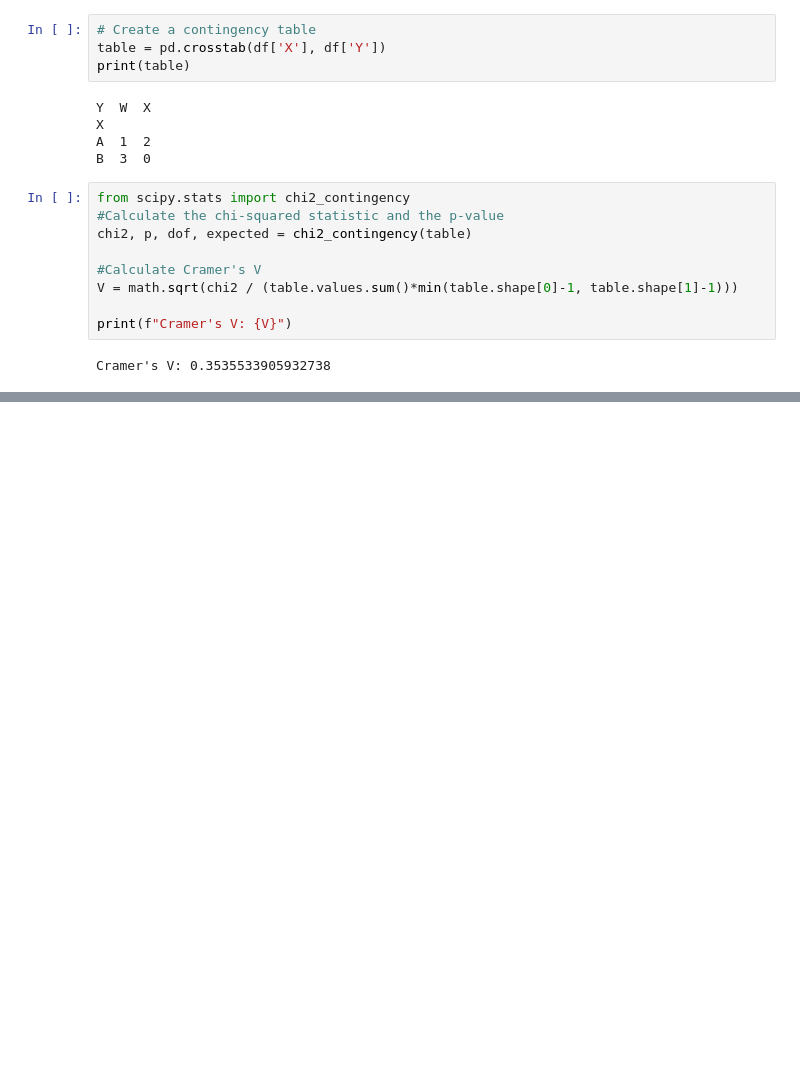
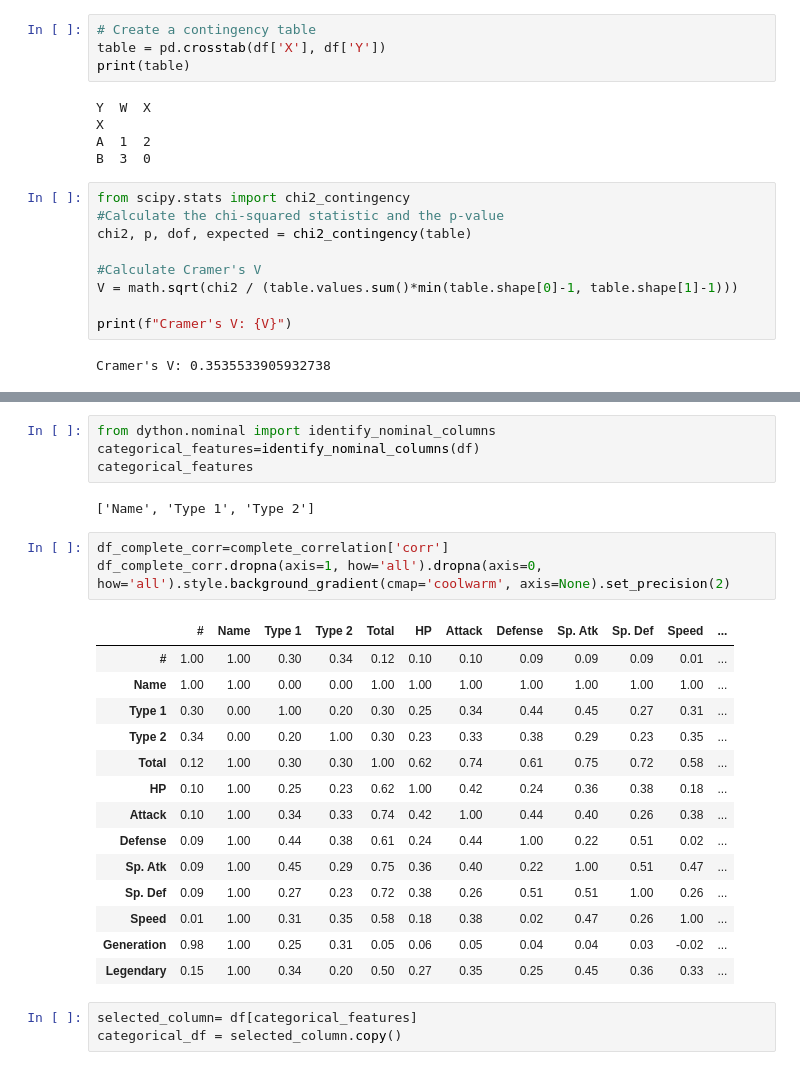
Before and after one commit to gsdavis1959/Python, a Jupyter notebook: BasicStatistics.ipynb, the cells around one changed output, grey strips where cells are left out. Cells and saved outputs as stored; diff of their text form; blank space fills up the shorter version.

```diff
--- a/BasicStatistics.ipynb
+++ b/BasicStatistics.ipynb
@@ -178,0 +214,27 @@ Cramer's V: 0.3535533905932738
+# %%
+from dython.nominal import identify_nominal_columns
+categorical_features=identify_nominal_columns(df)
+categorical_features
+# %% [output]
+['Name', 'Type 1', 'Type 2']
+# %%
+df_complete_corr=complete_correlation['corr']
+df_complete_corr.dropna(axis=1, how='all').dropna(axis=0, how='all').style.background_gradient(cmap='coolwarm', axis=None).set_precision(2)
+# %% [output]
+|  | # | Name | Type 1 | Type 2 | Total | HP | Attack | Defense | Sp. Atk | Sp. Def | Speed | ... |
+| # | 1.00 | 1.00 | 0.30 | 0.34 | 0.12 | 0.10 | 0.10 | 0.09 | 0.09 | 0.09 | 0.01 | ... |
+| Name | 1.00 | 1.00 | 0.00 | 0.00 | 1.00 | 1.00 | 1.00 | 1.00 | 1.00 | 1.00 | 1.00 | ... |
+| Type 1 | 0.30 | 0.00 | 1.00 | 0.20 | 0.30 | 0.25 | 0.34 | 0.44 | 0.45 | 0.27 | 0.31 | ... |
+| Type 2 | 0.34 | 0.00 | 0.20 | 1.00 | 0.30 | 0.23 | 0.33 | 0.38 | 0.29 | 0.23 | 0.35 | ... |
+| Total | 0.12 | 1.00 | 0.30 | 0.30 | 1.00 | 0.62 | 0.74 | 0.61 | 0.75 | 0.72 | 0.58 | ... |
+| HP | 0.10 | 1.00 | 0.25 | 0.23 | 0.62 | 1.00 | 0.42 | 0.24 | 0.36 | 0.38 | 0.18 | ... |
+| Attack | 0.10 | 1.00 | 0.34 | 0.33 | 0.74 | 0.42 | 1.00 | 0.44 | 0.40 | 0.26 | 0.38 | ... |
+| Defense | 0.09 | 1.00 | 0.44 | 0.38 | 0.61 | 0.24 | 0.44 | 1.00 | 0.22 | 0.51 | 0.02 | ... |
+| Sp. Atk | 0.09 | 1.00 | 0.45 | 0.29 | 0.75 | 0.36 | 0.40 | 0.22 | 1.00 | 0.51 | 0.47 | ... |
+| Sp. Def | 0.09 | 1.00 | 0.27 | 0.23 | 0.72 | 0.38 | 0.26 | 0.51 | 0.51 | 1.00 | 0.26 | ... |
+| Speed | 0.01 | 1.00 | 0.31 | 0.35 | 0.58 | 0.18 | 0.38 | 0.02 | 0.47 | 0.26 | 1.00 | ... |
+| Generation | 0.98 | 1.00 | 0.25 | 0.31 | 0.05 | 0.06 | 0.05 | 0.04 | 0.04 | 0.03 | -0.02 | ... |
+| Legendary | 0.15 | 1.00 | 0.34 | 0.20 | 0.50 | 0.27 | 0.35 | 0.25 | 0.45 | 0.36 | 0.33 | ... |
+# %%
+selected_column= df[categorical_features]
+categorical_df = selected_column.copy()
```
Also changed, not shown: parts of 5 cells of this notebook.
